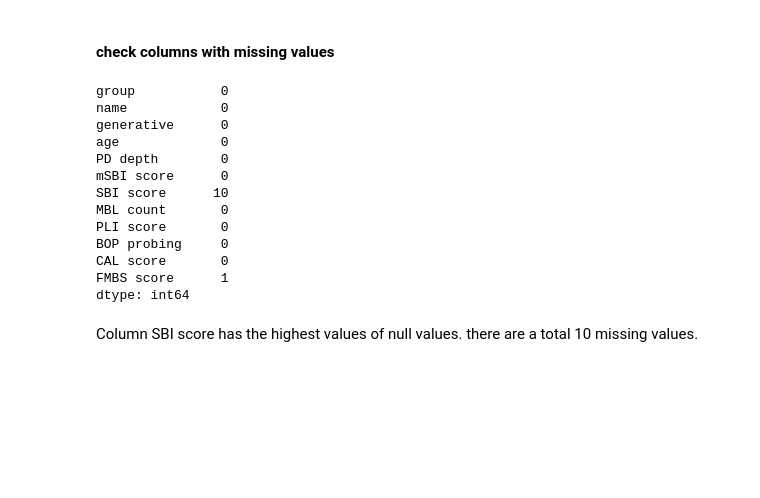
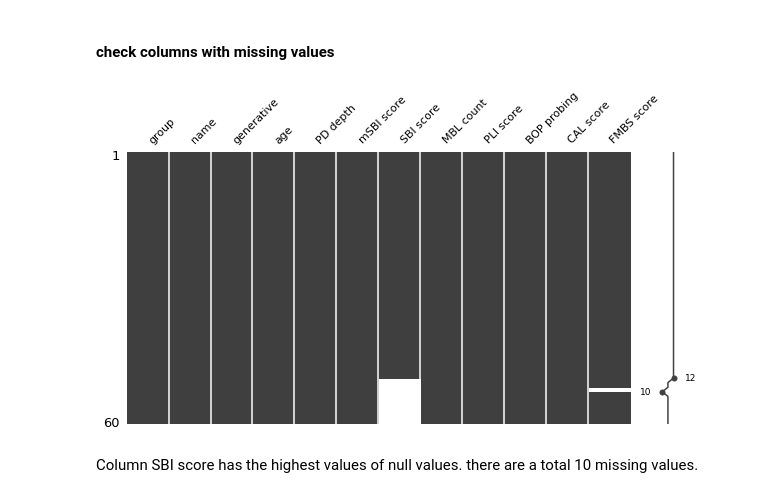
Before and after one commit to adikamunyao/bacterial_prediction_model, a Jupyter notebook: model.ipynb, the cells around one changed output. Saved outputs shown, nothing was run; the diff lists cells and outputs as text; code cells hidden in the pictures; blank space fills up the shorter version.

```diff
--- a/model.ipynb
+++ b/model.ipynb
@@ -35,22 +36,18 @@ df.replace('-','.', regex=True, inplace=True)
 df.replace('-','.', regex=True, inplace=True)
 # %% [markdown]
 #### check columns with missing values
-# %%
-df.isna().sum()
-# %% [output]
-group           0
-name            0
-generative      0
-age             0
-PD depth        0
-mSBI score      0
-SBI score      10
-MBL count       0
-PLI score       0
-BOP probing     0
-CAL score       0
-FMBS score      1
-dtype: int64
+# %%
+df.isna().sum()
+# import missingno package
+import missingno as msno
+
+# Plot a matrix chart, set chart and font size
+msno.matrix(df, figsize=(10,5), fontsize=11)
+
+# Show the figure
+plt.show()
+# %% [output]
+[figure, added]
 # %% [markdown]
 Column SBI score has the highest values of null values.
 there are a total 10 missing values.
```
Also changed, not shown: parts of 51 cells of this notebook, 1 other file.
